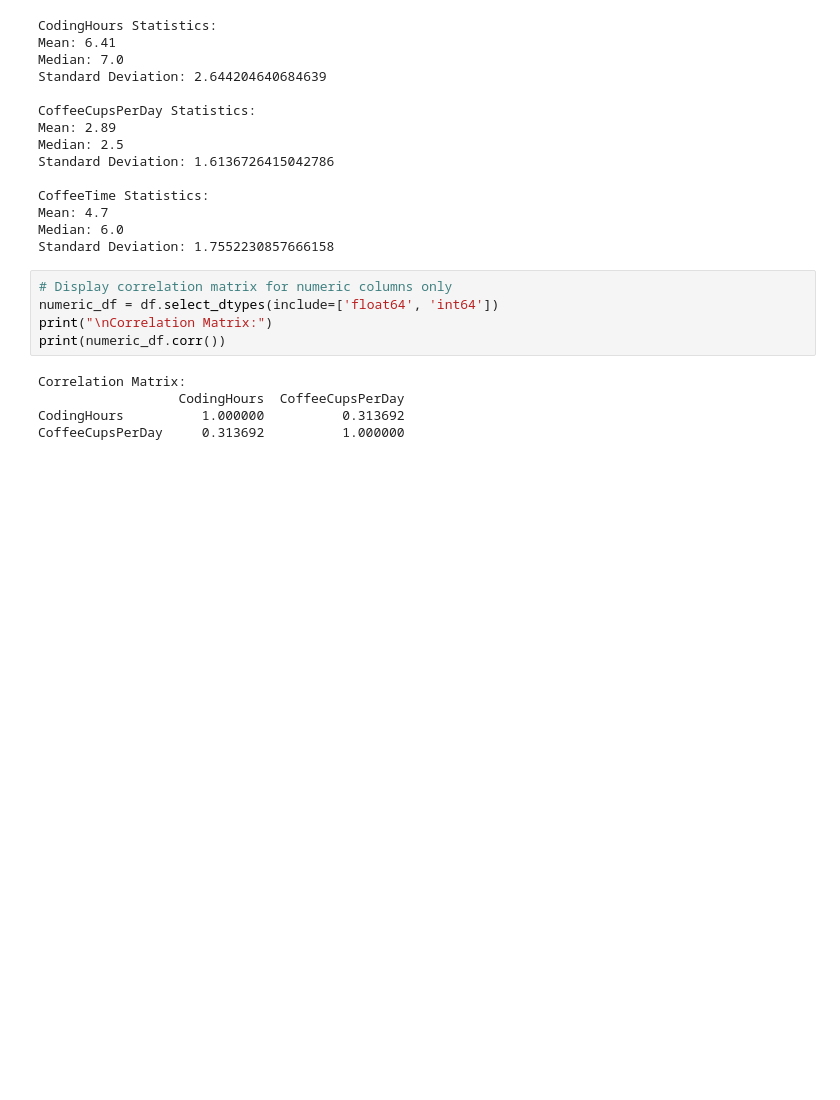
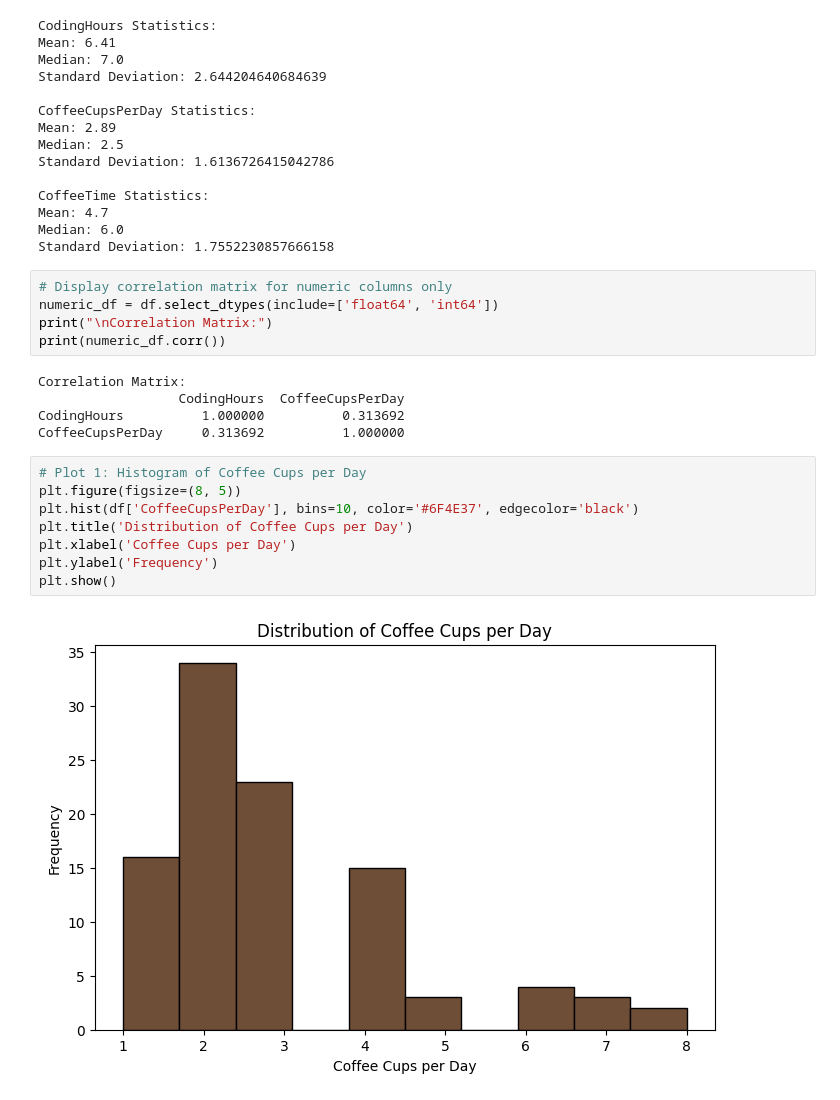
Before and after one commit to SriVarshan733/Applied-Data-Science1, a Jupyter notebook: Applied_Data_Science1.ipynb, the cells around one changed output. Drawn from its saved outputs; the diff is of its cells as text; blank space fills up the shorter version.

```diff
--- a/Applied_Data_Science1.ipynb
+++ b/Applied_Data_Science1.ipynb
@@ -111,3 +111,13 @@ Correlation Matrix:
                   CodingHours  CoffeeCupsPerDay
 CodingHours          1.000000          0.313692
 CoffeeCupsPerDay     0.313692          1.000000
+# %%
+# Plot 1: Histogram of Coffee Cups per Day
+plt.figure(figsize=(8, 5))
+plt.hist(df['CoffeeCupsPerDay'], bins=10, color='#6F4E37', edgecolor='black')
+plt.title('Distribution of Coffee Cups per Day')
+plt.xlabel('Coffee Cups per Day')
+plt.ylabel('Frequency')
+plt.show()
+# %% [output]
+[figure, added]
```
Also changed, not shown: parts of 1 cell of this notebook.
